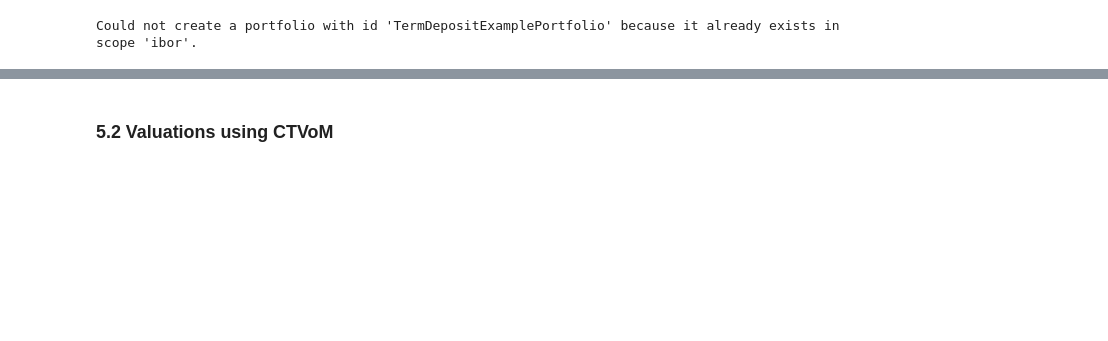
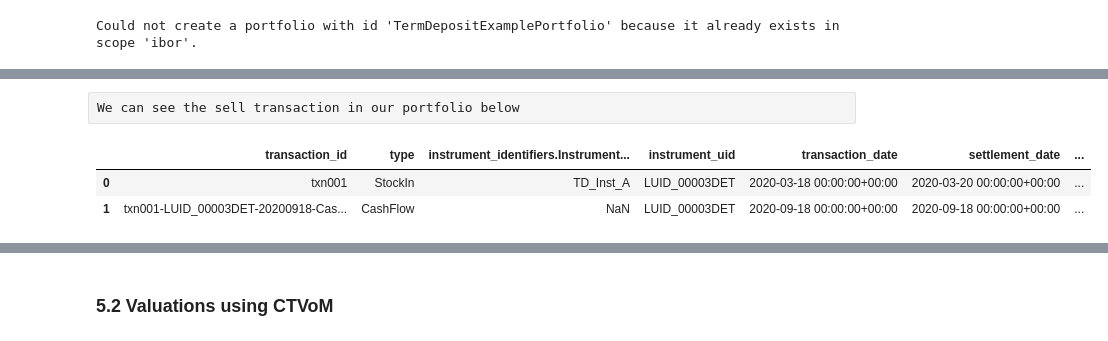
Before and after one commit to liberty-askew/sample-notebooks, a Jupyter notebook: examples/use-cases/instruments/Term Deposit.ipynb, the cells around one changed output, grey strips where cells are left out. Cells and saved outputs as stored; diff of their text form; code cells hidden in the pictures; blank space fills up the shorter version.

```diff
--- a/examples/use-cases/instruments/Term Deposit.ipynb
+++ b/examples/use-cases/instruments/Term Deposit.ipynb
@@ -420,0 +111,4 @@ sell_td = lm.TransactionRequest(
+# %%
+# Define key dates for the term deposits in this example
+start_date = datetime(2020, 3, 18, 00, tzinfo=pytz.utc)
+maturity_date = datetime(2020, 9, 18, 00, tzinfo=pytz.utc)
@@ -420,0 +202,10 @@ sell_td = lm.TransactionRequest(
+# %%
+# Helper method to view the transaction in LUSID up to a specific date
+def get_transactions_todate(to_transaction_date):
+    get_transactions_reponse = transaction_portfolios_api.get_transactions(
+        scope = scope,
+        code = portfolio_code,
+        to_transaction_date=to_transaction_date
+    )
+    df = lusid_response_to_data_frame(get_transactions_reponse)
+    return df[['transaction_id','type','instrument_identifiers.Instrument/default/ClientInternal','instrument_uid','transaction_date','settlement_date','transaction_price.price','total_consideration.amount','units']]
@@ -420,0 +403,6 @@ sell_td = lm.TransactionRequest(
+# %%
+# For rolling term deposits we will define new start dates and maturity dates.
+roll1_start_date = maturity_date
+roll1_maturity_date = datetime(2021,3,19,00,tzinfo=pytz.utc)
+
+pre_maturity_sale_date = maturity_date - timedelta(2)
@@ -420,0 +467,8 @@ sell_td = lm.TransactionRequest(
+# %% [raw]
+We can see the sell transaction in our portfolio below
+# %%
+get_transactions_todate(pre_maturity_sale_date+timedelta(3))
+# %% [output]
+|  | transaction_id | type | instrument_identifiers.Instrument... | instrument_uid | transaction_date | settlement_date | ... |
+| 0 | txn001 | StockIn | TD_Inst_A | LUID_00003DET | 2020-03-18 00:00:00+00:00 | 2020-03-20 00:00:00+00:00 | ... |
+| 1 | txn001-LUID_00003DET-20200918-Cas... | CashFlow | NaN | LUID_00003DET | 2020-09-18 00:00:00+00:00 | 2020-09-18 00:00:00+00:00 | ... |
```
Also changed, not shown: parts of 80 cells of this notebook.
